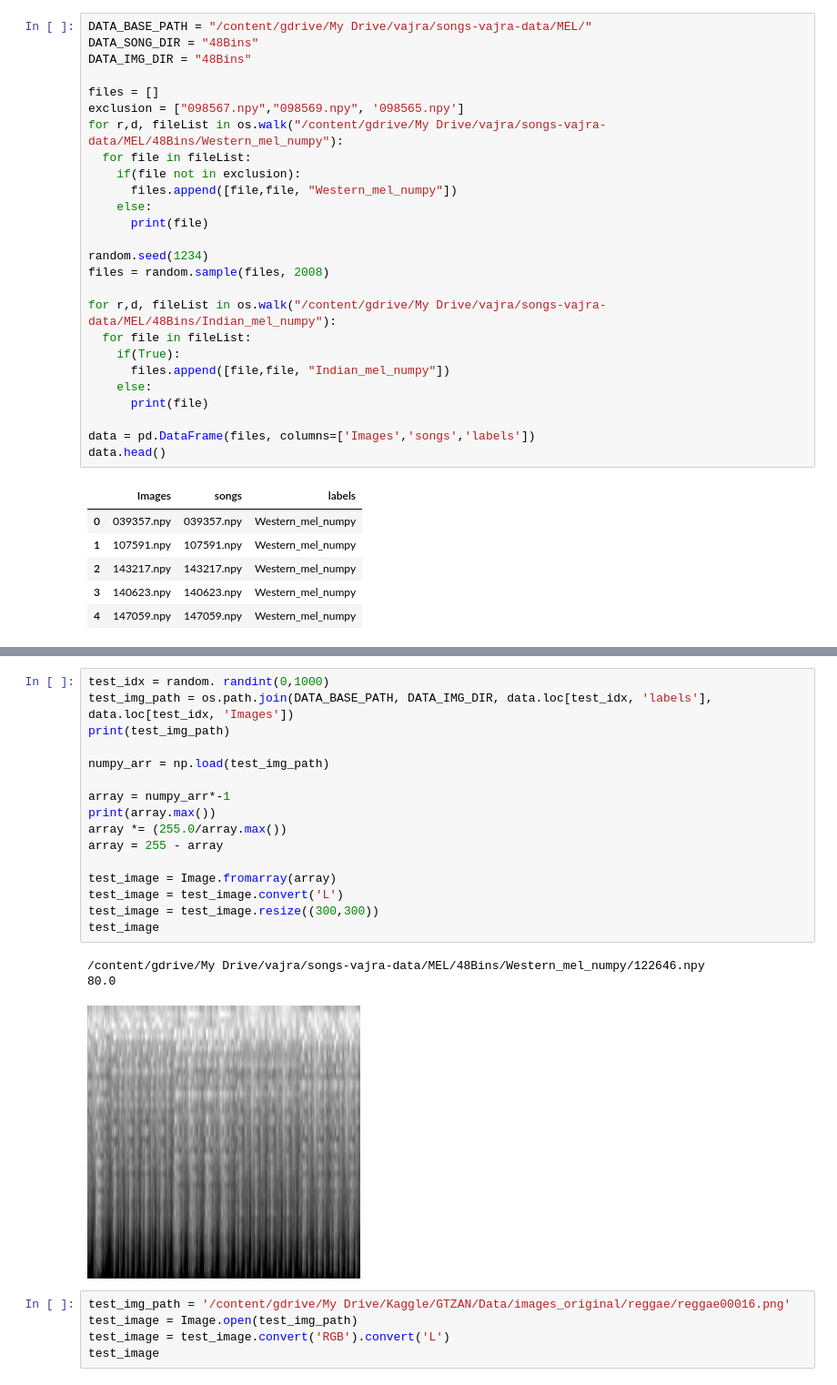
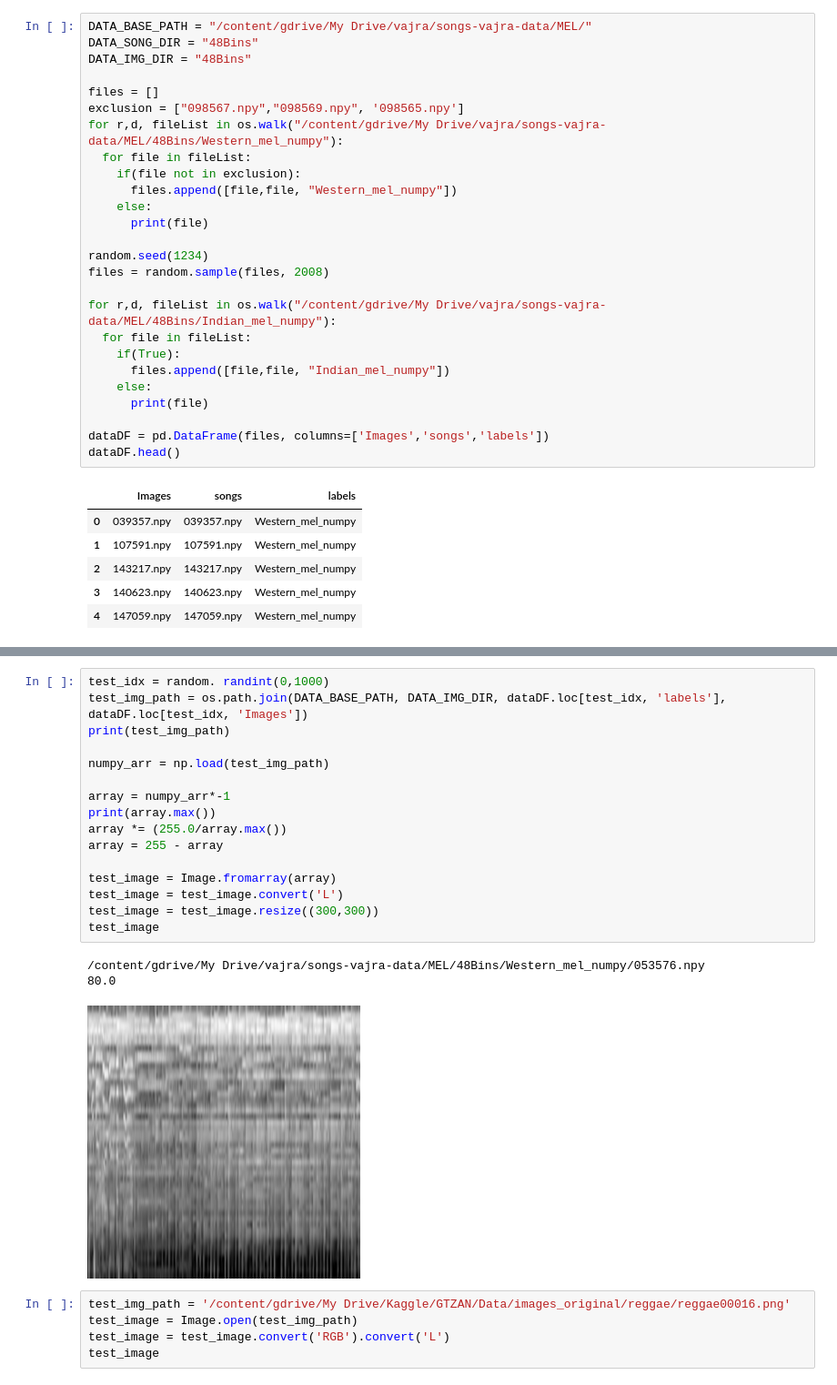
Before and after one commit to agarr3/vajra-new, a Jupyter notebook: AE_HYBRID_LSTM_V1.ipynb, the cells around one changed output, grey strips where cells are left out. Shown at 91% size. Cells and saved outputs as stored; diff of their text form.

```diff
--- a/AE_HYBRID_LSTM_V1.ipynb
+++ b/AE_HYBRID_LSTM_V1.ipynb
@@ -70,8 +70,8 @@ for r,d, fileList in os.walk("/content/gdrive/My Drive/vajra/songs-vajra-data/ME
     else:
       print(file)
 
-data = pd.DataFrame(files, columns=['Images','songs','labels'])
-data.head()
+dataDF = pd.DataFrame(files, columns=['Images','songs','labels'])
+dataDF.head()
 # %% [output]
 |  | Images | songs | labels |
 | 0 | 039357.npy | 039357.npy | Western_mel_numpy |
@@ -88,24 +88,24 @@ data.groupby("labels").count()
 | Western_mel_numpy | 2008 | 2008 |
 # %%
 test_idx = random. randint(0,1000)
-test_img_path = os.path.join(DATA_BASE_PATH, DATA_IMG_DIR, data.loc[test_idx, 'labels'], data.loc[test_idx, 'Images'])
+test_img_path = os.path.join(DATA_BASE_PATH, DATA_IMG_DIR, dataDF.loc[test_idx, 'labels'], dataDF.loc[test_idx, 'Images'])
 print(test_img_path)
 
 numpy_arr = np.load(test_img_path)
 
 array = numpy_arr*-1
 print(array.max())
 array *= (255.0/array.max())
 array = 255 - array
 
 test_image = Image.fromarray(array)
 test_image = test_image.convert('L')
 test_image = test_image.resize((300,300))
 test_image
 # %% [output]
-/content/gdrive/My Drive/vajra/songs-vajra-data/MEL/48Bins/Western_mel_numpy/122646.npy
+/content/gdrive/My Drive/vajra/songs-vajra-data/MEL/48Bins/Western_mel_numpy/053576.npy
 80.0
-[figure, old version]
+[figure, new version]
 # %%
 test_img_path = '/content/gdrive/My Drive/Kaggle/GTZAN/Data/images_original/reggae/reggae00016.png'
 test_image = Image.open(test_img_path)
```
Also changed, not shown: parts of 13 cells of this notebook.
